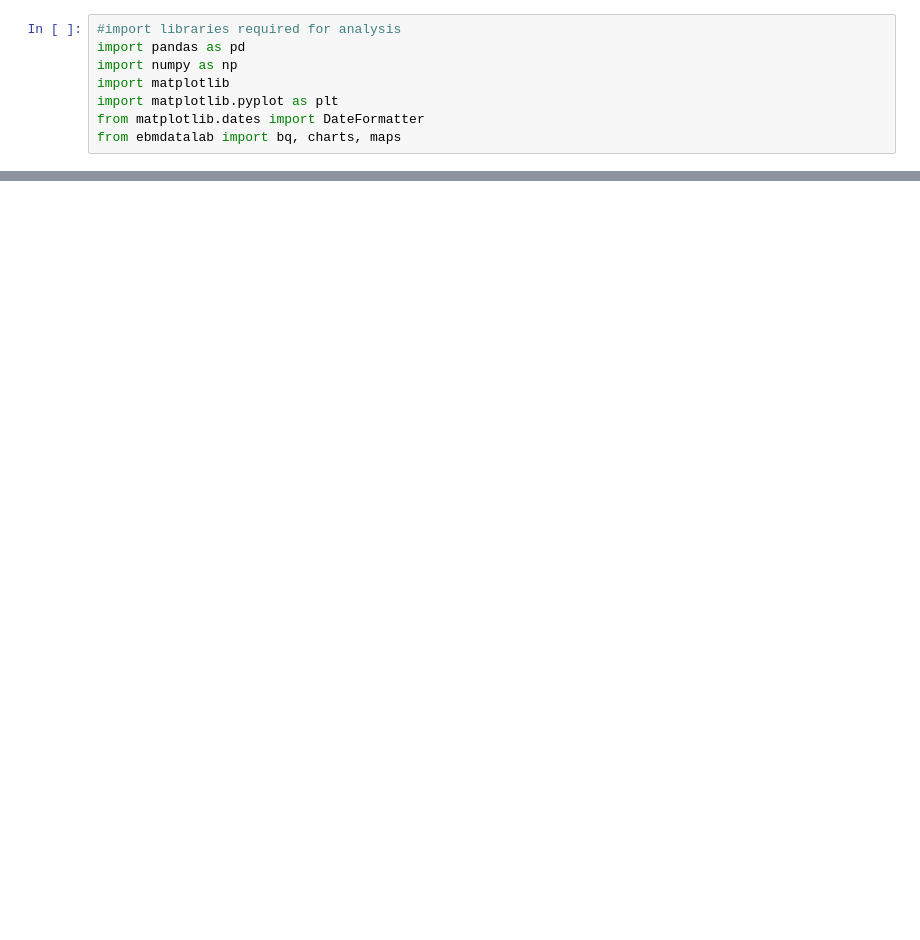
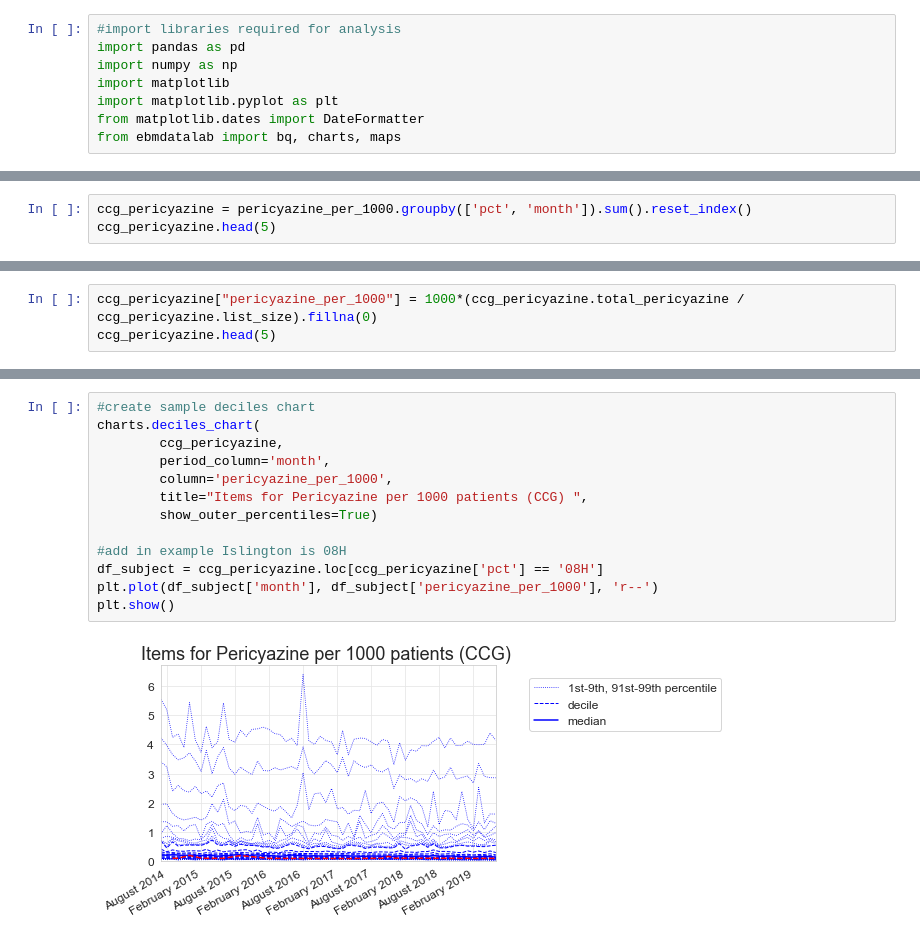
Before and after one commit to ebmdatalab/outlier-detection, a Jupyter notebook: kurtosis/Individual Medicines Investigations/Pericyazine.ipynb, the cells around one changed output, grey strips where cells are left out. Drawn from its saved outputs; the diff is of its cells as text; blank space fills up the shorter version.

```diff
--- a/kurtosis/Individual Medicines Investigations/Pericyazine.ipynb
+++ b/kurtosis/Individual Medicines Investigations/Pericyazine.ipynb
@@ -62,0 +150,3 @@ pericyazine.head(10)
+# %%
+ccg_pericyazine = pericyazine_per_1000.groupby(['pct', 'month']).sum().reset_index()
+ccg_pericyazine.head(5)
@@ -62,0 +160,3 @@ pericyazine.head(10)
+# %%
+ccg_pericyazine["pericyazine_per_1000"] = 1000*(ccg_pericyazine.total_pericyazine / ccg_pericyazine.list_size).fillna(0)
+ccg_pericyazine.head(5)
@@ -62,0 +170,15 @@ pericyazine.head(10)
+# %%
+#create sample deciles chart
+charts.deciles_chart(
+        ccg_pericyazine,
+        period_column='month',
+        column='pericyazine_per_1000',
+        title="Items for Pericyazine per 1000 patients (CCG) ",
+        show_outer_percentiles=True)
+
+#add in example Islington is 08H
+df_subject = ccg_pericyazine.loc[ccg_pericyazine['pct'] == '08H']
+plt.plot(df_subject['month'], df_subject['pericyazine_per_1000'], 'r--')
+plt.show()
+# %% [output]
+[figure, added]
```
Also changed, not shown: parts of 14 cells of this notebook, 5 other files.
